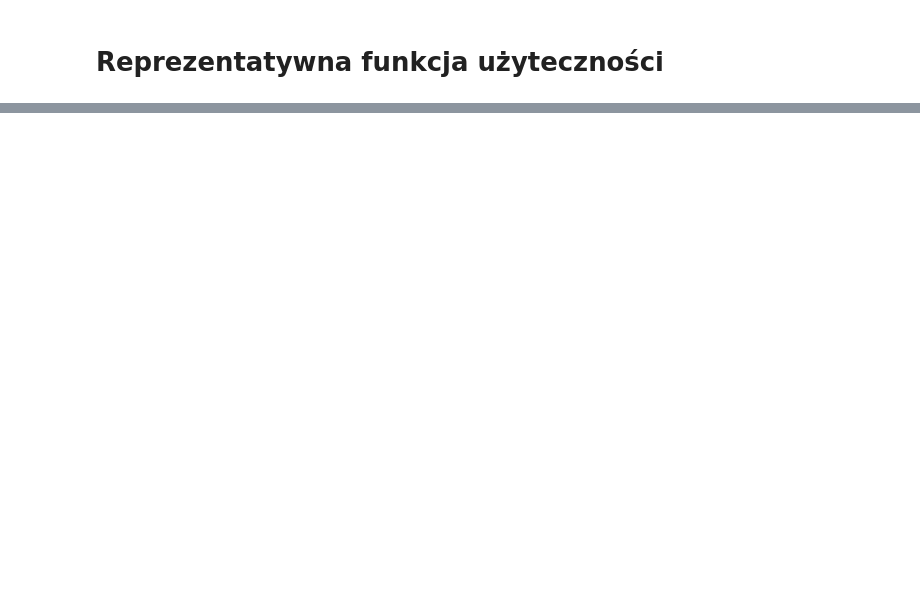
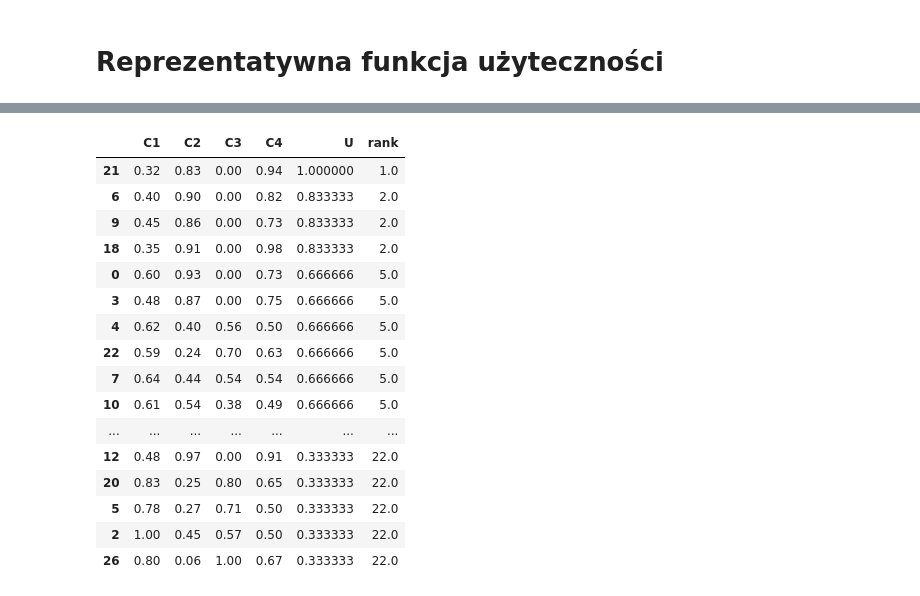
Before and after one commit to anras5/iswd, a Jupyter notebook: src/uta-gms.ipynb, the cells around one changed output, grey strips where cells are left out. Saved outputs shown, nothing was run; the diff lists cells and outputs as text; code cells hidden in the pictures; blank space fills up the shorter version.

Commit message:
Add represetative value function

```diff
--- a/src/uta-gms.ipynb
+++ b/src/uta-gms.ipynb
@@ -284,0 +330,29 @@ df_relations
+# %%
+utilities = {criterion: [] for criterion in df.columns}
+for k, v in solution.items():
+    if k.startswith("x_"):
+        criterion = k.split("_")[1]
+        x = float(k.split("_")[2])
+        y = v
+        utilities[criterion].append((x, y))
+
+num_plots = len(utilities)
+cols = 2
+rows = num_plots // cols
+fig, axs = plt.subplots(rows, cols, figsize=(8, 8))
+
+for i, (k, v) in enumerate(utilities.items()):
+    x = [point[0] for point in v]
+    y = [point[1] for point in v]
+    row = i // cols
+    col = i % cols
+    ax = axs[row, col]
+
+    ax.plot(x, y)
+    ax.set_title(k)
+    ax.set_xlabel('X')
+    ax.set_ylabel('Y')
+    ax.set_ylim(bottom=0)
+
+plt.tight_layout()
+plt.show()
@@ -284,0 +361,30 @@ df_relations
+# %%
+global_utilities = []
+for k, alternative in df.iterrows():
+    s = 0
+    for column in df.columns:
+        s += next((point[1] for point in utilities[column] if point[0] == alternative[column]), None)
+    global_utilities.append(s)
+
+df_u = df.copy()
+df_u['U'] = global_utilities
+df_u['rank'] = df_u['U'].rank(ascending=False, method='min')
+df_u.sort_values(by='rank')
+# %% [output]
+|  | C1 | C2 | C3 | C4 | U | rank |
+| 21 | 0.32 | 0.83 | 0.00 | 0.94 | 1.000000 | 1.0 |
+| 6 | 0.40 | 0.90 | 0.00 | 0.82 | 0.833333 | 2.0 |
+| 9 | 0.45 | 0.86 | 0.00 | 0.73 | 0.833333 | 2.0 |
+| 18 | 0.35 | 0.91 | 0.00 | 0.98 | 0.833333 | 2.0 |
+| 0 | 0.60 | 0.93 | 0.00 | 0.73 | 0.666666 | 5.0 |
+| 3 | 0.48 | 0.87 | 0.00 | 0.75 | 0.666666 | 5.0 |
+| 4 | 0.62 | 0.40 | 0.56 | 0.50 | 0.666666 | 5.0 |
+| 22 | 0.59 | 0.24 | 0.70 | 0.63 | 0.666666 | 5.0 |
+| 7 | 0.64 | 0.44 | 0.54 | 0.54 | 0.666666 | 5.0 |
+| 10 | 0.61 | 0.54 | 0.38 | 0.49 | 0.666666 | 5.0 |
+| ... | ... | ... | ... | ... | ... | ... |
+| 12 | 0.48 | 0.97 | 0.00 | 0.91 | 0.333333 | 22.0 |
+| 20 | 0.83 | 0.25 | 0.80 | 0.65 | 0.333333 | 22.0 |
+| 5 | 0.78 | 0.27 | 0.71 | 0.50 | 0.333333 | 22.0 |
+| 2 | 1.00 | 0.45 | 0.57 | 0.50 | 0.333333 | 22.0 |
+| 26 | 0.80 | 0.06 | 1.00 | 0.67 | 0.333333 | 22.0 |
```
Also changed, not shown: parts of 4 cells of this notebook.
